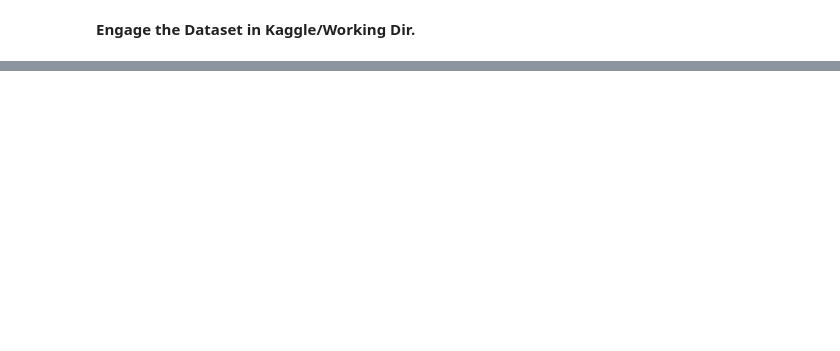
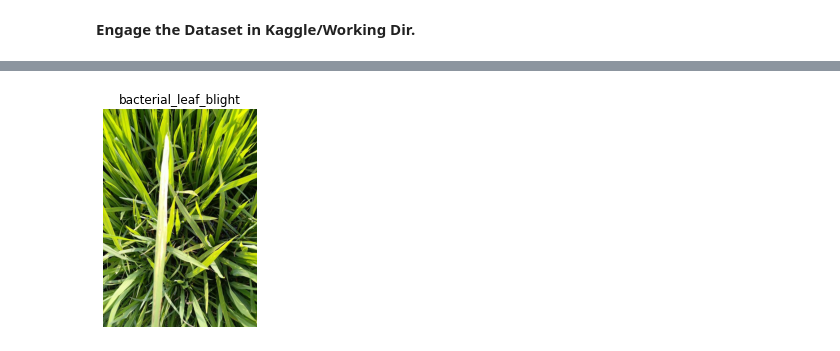
Before and after one commit to ugorjiizu/ML-AI-Works, a Jupyter notebook: ricepaddy.ipynb, the cells around one changed output, grey strips where cells are left out. Drawn from its saved outputs; the diff is of its cells as text; code cells hidden in the pictures; blank space fills up the shorter version.

Commit message:
Kaggle Notebook | RicePaddy | Version 3

```diff
--- a/ricepaddy.ipynb
+++ b/ricepaddy.ipynb
@@ -160,6 +235,6 @@ plt.show()
 ****Engage the Dataset in Kaggle/Working Dir.****
 # %%
 Current_Dir = os.getcwd()
-dataset_dir = pathlib.Path(Current_Dir)
+dataset_dir = pathlib.Path('/kaggle/input/paddy-disease-classification/train_images/')
 print(dataset_dir)
 # %% [output]
@@ -166,0 +258,5 @@ print(dataset_dir)
+# %%
+Image_Size = (680, 480)
+Batch_Size = 50
+Channels = 3
+EPOCHS = 50
@@ -166,0 +265,20 @@ print(dataset_dir)
+# %%
+train_data = tf.keras.preprocessing.image_dataset_from_directory(
+                                                        dataset_dir,
+                                                        color_mode='rgb',
+                                                        image_size=Image_Size,
+                                                        shuffle=True,
+                                                        validation_split=0.2,
+                                                        subset='training',
+                                                        seed=42,
+                                                        batch_size=Batch_Size)
+
+val_data =  tf.keras.preprocessing.image_dataset_from_directory(
+                                                        dataset_dir,
+                                                        color_mode='rgb',
+                                                        image_size=Image_Size,
+                                                        shuffle=True,
+                                                        validation_split=0.2,
+                                                        subset='validation',
+                                                        seed=42,
+                                                        batch_size=Batch_Size)
@@ -166,0 +322,3 @@ print(dataset_dir)
+# %%
+class_labels = train_data.class_names
+class_labels
@@ -166,0 +336,8 @@ print(dataset_dir)
+# %%
+# Explore an Image and its Label
+for image, label in train_data.take(1):            #take a single value from a batch
+    plt.imshow(image[0].numpy().astype('uint8'))   #plot the numpy values of a single image in a batch
+    plt.axis('off')
+    plt.title(class_labels[label[0].numpy()])     #show the categorical label as the title
+# %% [output]
+[figure, added]
```
Also changed, not shown: parts of 37 cells of this notebook.
